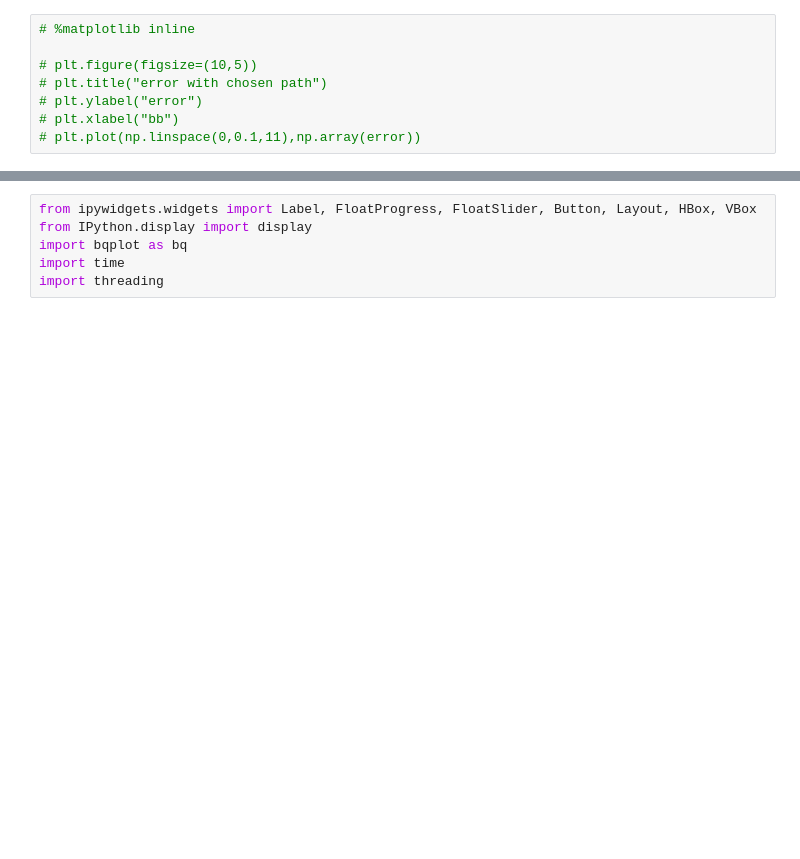
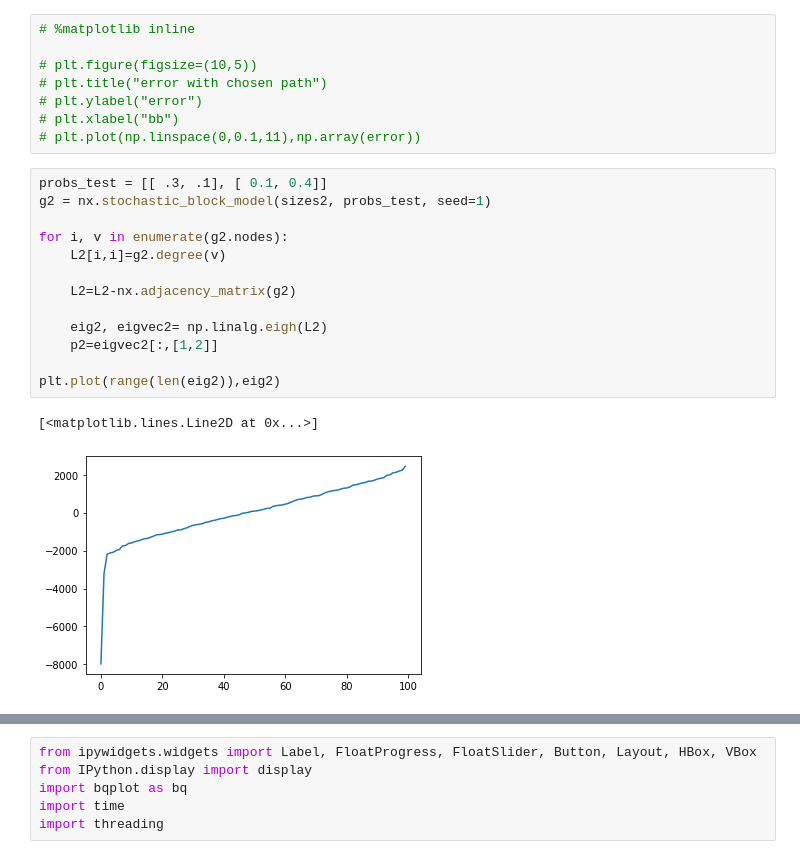
Before and after one commit to sekunder/clustering, a Jupyter notebook: most recent progress on stochastic block model.ipynb, the cells around one changed output, grey strips where cells are left out. Saved outputs shown, nothing was run; the diff lists cells and outputs as text; blank space fills up the shorter version.

```diff
--- a/most recent progress on stochastic block model.ipynb
+++ b/most recent progress on stochastic block model.ipynb
@@ -181,3 +174,19 @@ depend on the path that could affect the correctiveness. if ab increase then the
 # plt.ylabel("error")
 # plt.xlabel("bb")
 # plt.plot(np.linspace(0,0.1,11),np.array(error))
+# %%
+probs_test = [[ .3, .1], [ 0.1, 0.4]]
+g2 = nx.stochastic_block_model(sizes2, probs_test, seed=1)
+
+for i, v in enumerate(g2.nodes):
+    L2[i,i]=g2.degree(v)
+
+    L2=L2-nx.adjacency_matrix(g2)
+
+    eig2, eigvec2= np.linalg.eigh(L2)
+    p2=eigvec2[:,[1,2]]
+
+plt.plot(range(len(eig2)),eig2)
+# %% [output]
+[<matplotlib.lines.Line2D at 0x...>]
+[figure, added]
```
Also changed, not shown: parts of 2 cells of this notebook.
